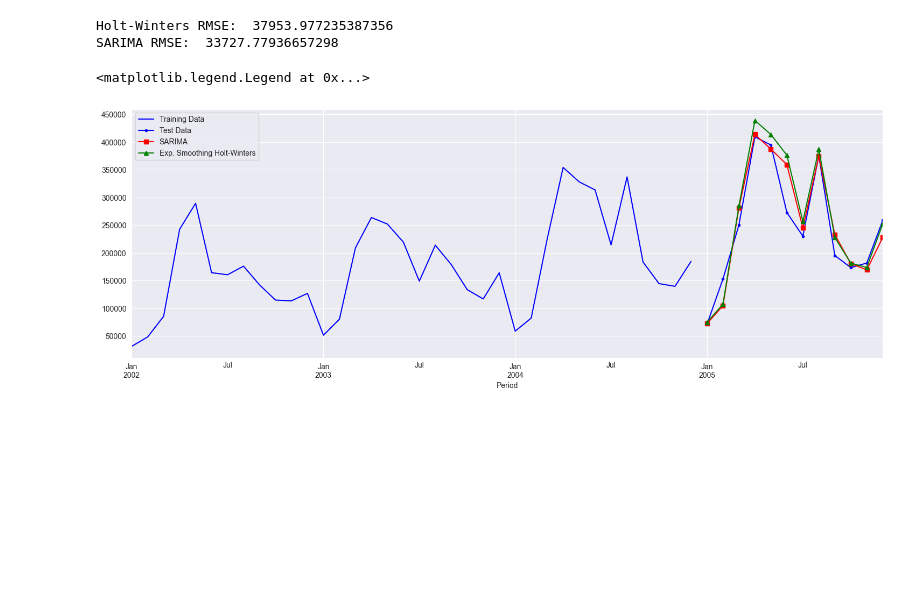
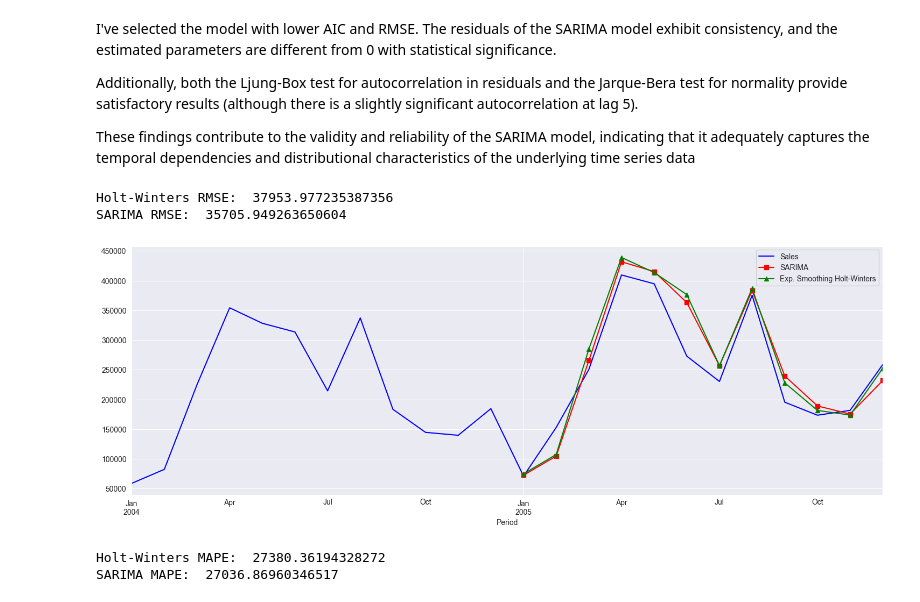
Before and after one commit to GabrielMazzotta/Time-Series-Analysis-and-Forecasting_Case-Study, a Jupyter notebook: Time Series Analysis and Forecasting.ipynb, the cells around one changed output. Cells and saved outputs as stored; diff of their text form; code cells hidden in the pictures; blank space fills up the shorter version.

```diff
--- a/Time Series Analysis and Forecasting.ipynb
+++ b/Time Series Analysis and Forecasting.ipynb
@@ -54,9 +99,9 @@ forecast_holt_winters = model_holt_winters.forecast(12)
 # %%
-X_train["Sales_diff1_diff12"] = X_train["Sales"].diff(1).diff(12)
-
-X_train.plot(subplots=True)
-tsaplots.plot_acf(X_train["Sales_diff1_diff12"].dropna(), lags=24, zero=False)
-tsaplots.plot_pacf(X_train["Sales_diff1_diff12"].dropna(), lags=24, zero=False)
+X_train["Sales_diff1_diff12"] = np.log(X_train["Sales"]).diff(1).diff(12)
+X_train.plot(subplots=True, title="Original and Differenced Series")
+fig, (ax1, ax2) = plt.subplots(1,2, figsize=(12,4))
+tsaplots.plot_acf(X_train["Sales_diff1_diff12"].dropna(), lags=24, zero=False,ax=ax1, auto_ylims=True)
+tsaplots.plot_pacf(X_train["Sales_diff1_diff12"].dropna(), lags=24, zero=False,ax=ax2, auto_ylims=True)
 plt.show()
 # %% [output]
 A value is trying to be set on a copy of a slice from a DataFrame.
@@ -74,5 +123,5 @@ adfuller(X_train["Sales_diff1_diff12"].dropna())[1]
 # %%
-model_SARIMA = SARIMAX(np.log(X_train["Sales"]),order=(0,1,1),seasonal_order=(1,1,0,12), concentrate_scale= False).fit()
+model_SARIMA = SARIMAX(np.log(X_train["Sales"]),order=(0,1,1),seasonal_order=(0,1,1,12), concentrate_scale= False).fit()
 print(model_SARIMA.summary())
 model_SARIMA.plot_diagnostics(lags=14, figsize=(8,8), acf_kwargs={"zero":False})
 plt.show()
@@ -100,15 +149,28 @@ Warnings:
+# %% [markdown]
+I've selected the model with lower AIC and RMSE. The residuals of the SARIMA model exhibit consistency, and the estimated parameters are different from 0 with statistical significance.
+
+Additionally, both the Ljung-Box test for autocorrelation in residuals and the Jarque-Bera test for normality provide satisfactory results (although there is a slightly significant autocorrelation at lag 5).
+
+These findings contribute to the validity and reliability of the SARIMA model, indicating that it adequately captures the temporal dependencies and distributional characteristics of the underlying time series data
 # %%
 print("Holt-Winters RMSE: ",np.sqrt(mean_squared_error(X_test,forecast_holt_winters)))
 print("SARIMA RMSE: ",np.sqrt(mean_squared_error(X_test,np.exp(forecast_SARIMA.predicted_mean))))
 
 fig, ax=plt.subplots(1,1, figsize=(18,6))
-X_train["Sales"].iloc[-36:].plot(ax=ax, label="Training Data", color="blue")
-X_test["Sales"].plot(ax=ax, label = "Test Data",color="blue", marker=".")
+df["Sales"].iloc[-24:].plot(ax=ax, label="Sales", color="blue")
 np.exp(forecast_SARIMA.predicted_mean).plot(ax=ax, color="red", label="SARIMA", marker="s")
 forecast_holt_winters.plot(ax=ax, color="green", label="Exp. Smoothing Holt-Winters", marker="^")
 plt.legend()
+plt.show()
 # %% [output]
 Holt-Winters RMSE:  37953.977235387356
-SARIMA RMSE:  33727.77936657298
+SARIMA RMSE:  35705.949263650604
-<matplotlib.legend.Legend at 0x...>
-[figure, old version]
+[figure, new version]
+# %%
+from sklearn.metrics import mean_absolute_percentage_error, mean_absolute_error
+
+print("Holt-Winters MAPE: ",mean_absolute_error(X_test,forecast_holt_winters))
+print("SARIMA MAPE: ",mean_absolute_error(X_test,np.exp(forecast_SARIMA.predicted_mean)))
+# %% [output]
+Holt-Winters MAPE:  27380.36194328272
+SARIMA MAPE:  27036.86960346517
```
Also changed, not shown: parts of 19 cells of this notebook, 1 other file.
